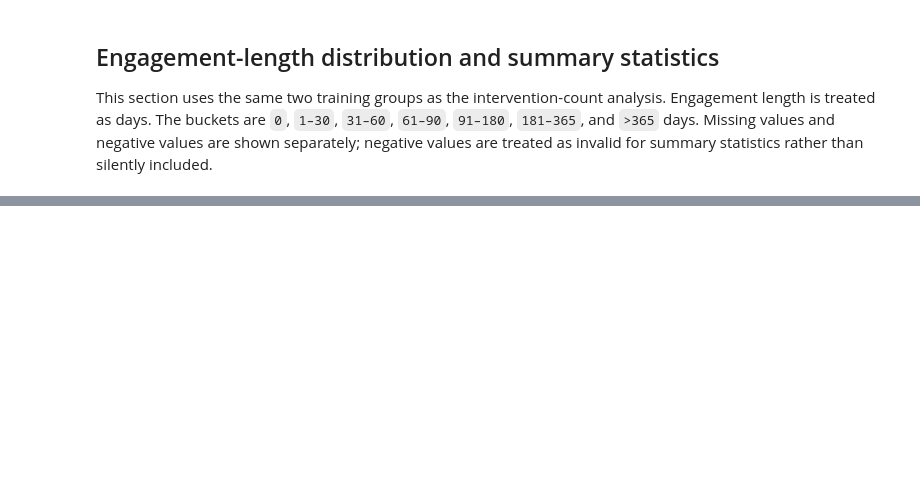
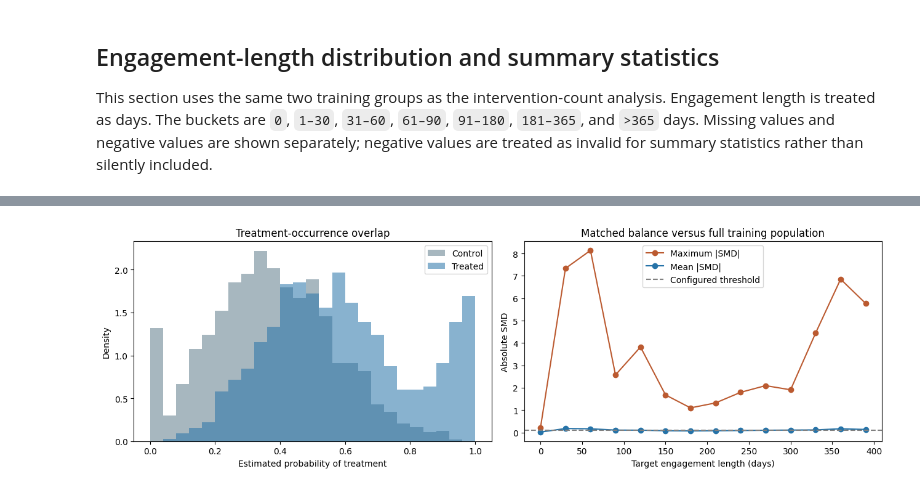
Before and after one commit to ndesai777777/prism_repo, a Jupyter notebook: Code/PRISM_Dosage_Intervention_Counts_Funds.ipynb, the cells around one changed output, grey strips where cells are left out. Drawn from its saved outputs; the diff is of its cells as text; code cells hidden in the pictures; blank space fills up the shorter version.

Commit message:
Add two-part GPS engagement dose-response workflow

```diff
--- a/Code/PRISM_Dosage_Intervention_Counts_Funds.ipynb
+++ b/Code/PRISM_Dosage_Intervention_Counts_Funds.ipynb
@@ -191,0 +317,31 @@ for group_name, group_frame in [('Entire Funds training set', train), ('Highest-
+# %%
+from scipy.stats import norm
+from sklearn.linear_model import LogisticRegression, Ridge
+from sklearn.preprocessing import StandardScaler
+import json
+import warnings
+
+# Edit these before rerunning this section. No R installation is needed.
+GPS_CONFIG = {
+    'seed': 123,
+    'delta_n_days': 60.0,       # R implementation: FULL width -> +/-30 days
+    'scale': 0.5,              # weight on scaled GPS; remaining weight on days
+    'positive_grid_days': list(range(30, 391, 30)),
+    'smoothing_bandwidth_days': 30.0,  # equivalent to a singleton R bw_seq
+    'logistic_C': 1.0,
+    'ridge_alpha': 10.0,
+    'minimum_candidate_donors': 30,
+    'minimum_member_ess': 30.0,
+    'maximum_outside_gps_fraction': 0.10,
+    'maximum_abs_smd': 0.10,
+    'outcome_window_confirmed_after_exposure': False,  # full duration can exceed day 90
+    'outcome_start_days_after_engagement': 90,
+    'outcome_window_length_days': 90,
+    'write_outputs': True,
+}
+GPS_OUTPUT_DIR = ROOT / 'Outputs' / 'Dosage_Funds' / 'Python'
+assert GPS_CONFIG['delta_n_days'] > 0
+assert 0 <= GPS_CONFIG['scale'] <= 1
+assert GPS_CONFIG['smoothing_bandwidth_days'] > 0
+print('Population: all training rows. Positive benefit = lower estimated ED risk versus zero exposure.')
+print('Matching parameters:', {k: GPS_CONFIG[k] for k in ['delta_n_days', 'scale', 'smoothing_bandwidth_days']})
@@ -191,0 +705,16 @@ for group_name, group_frame in [('Entire Funds training set', train), ('Highest-
+# %%
+fig, axes = plt.subplots(1, 2, figsize=(13, 4.2))
+for treatment, label, color in [(0, 'Control', '#607d8b'), (1, 'Treated', '#2673a8')]:
+    axes[0].hist(p_treated[received == treatment], bins=np.linspace(0, 1, 26),
+                 density=True, alpha=0.55, label=label, color=color)
+axes[0].set(xlabel='Estimated probability of treatment', ylabel='Density', title='Treatment-occurrence overlap')
+axes[0].legend()
+axes[1].plot(diagnostics['target_days'], diagnostics['max_abs_smd'], 'o-', color='#bb5a30', label='Maximum |SMD|')
+axes[1].plot(diagnostics['target_days'], diagnostics['mean_abs_smd'], 'o-', color='#2673a8', label='Mean |SMD|')
+axes[1].axhline(GPS_CONFIG['maximum_abs_smd'], ls='--', color='gray', label='Configured threshold')
+axes[1].set(xlabel='Target engagement length (days)', ylabel='Absolute SMD', title='Matched balance versus full training population')
+axes[1].legend()
+fig.tight_layout()
+plt.show()
+# %% [output]
+[figure, added]
```
Also changed, not shown: parts of 20 cells of this notebook, 1 other file.
